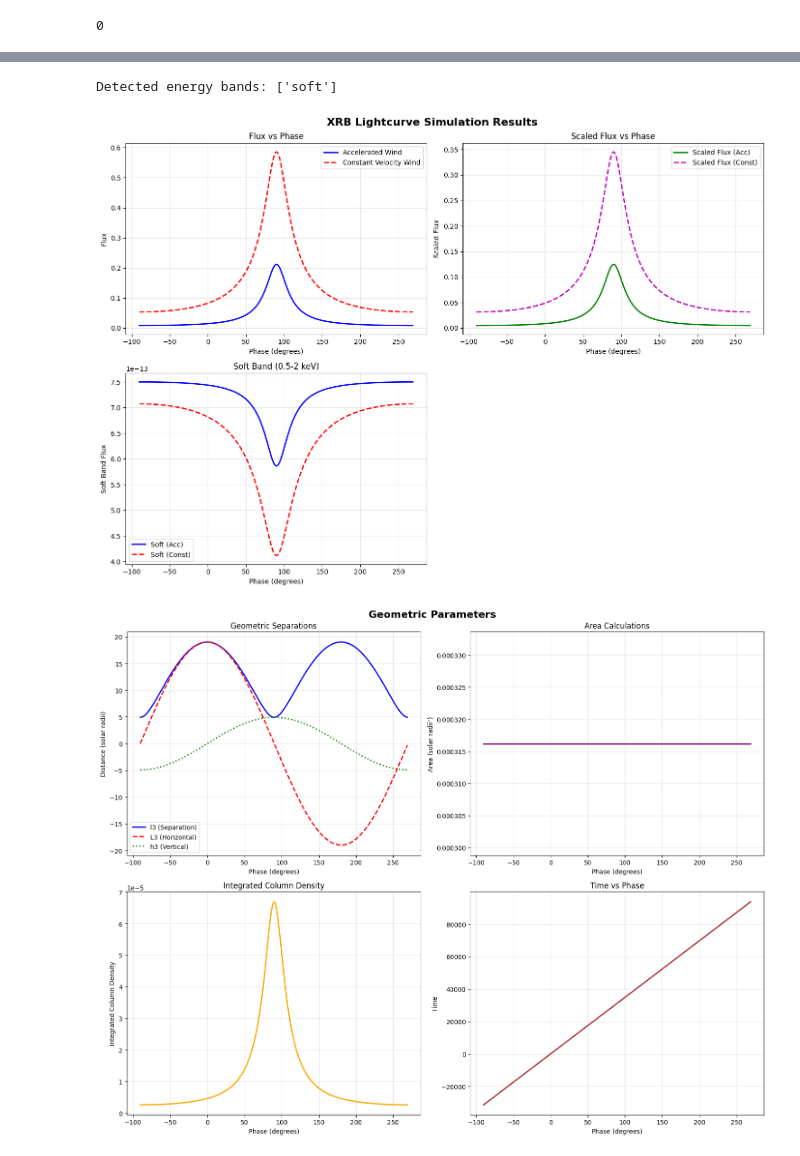
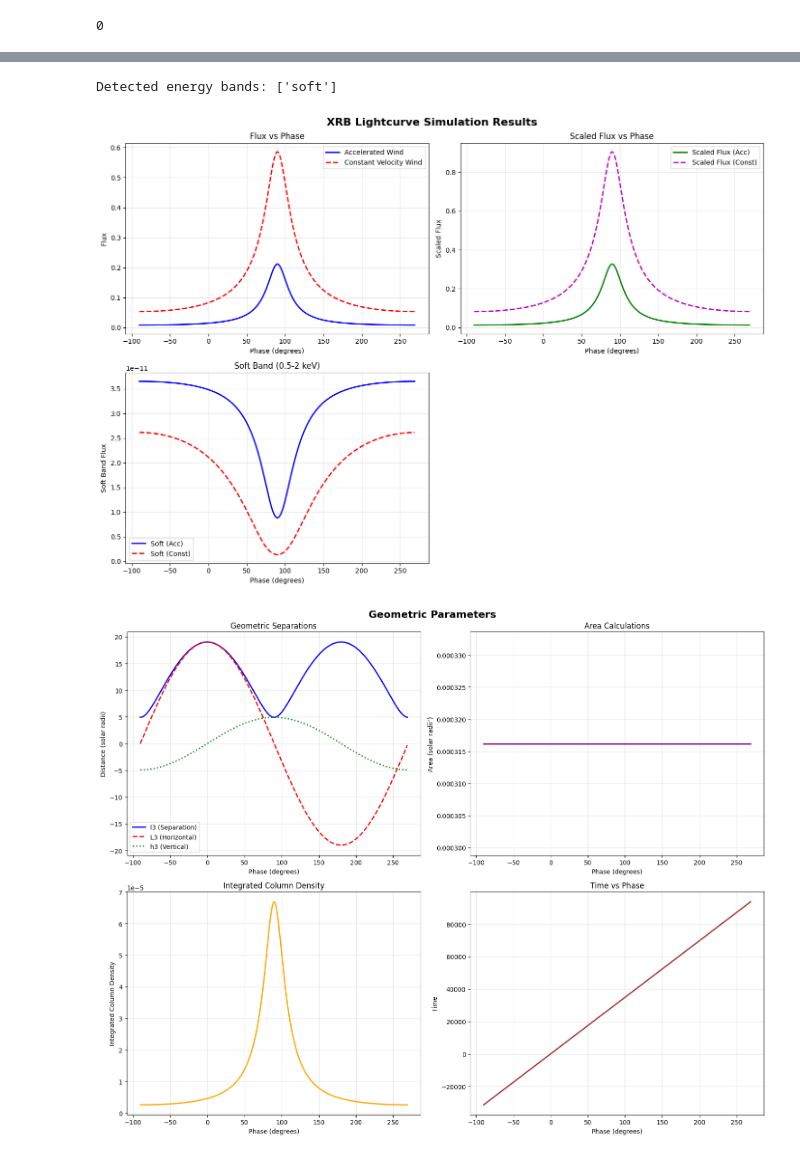
Before and after one commit to Ruchit10/XRB_LightCurve, a Jupyter notebook: xrb_model_analysis.ipynb, the cells around one changed output, grey strips where cells are left out. Cells and saved outputs as stored; diff of their text form; code cells hidden in the pictures.

```diff
--- a/xrb_model_analysis.ipynb
+++ b/xrb_model_analysis.ipynb
@@ -63,9 +89,9 @@ Phase range: -90.00 to 269.00 degrees
 # %%
 # Plot model Lightcurve
-plot_lightcurve("./analyses/sim_flux_interpolate_phabs_soft.csv")
+plot_lightcurve("./analyses/sim_flux_interpolate_tbfeo_soft.csv")
 # %% [output]
 Detected energy bands: ['soft']
-[figure, old version]
+[figure, new version]
 # %%
 plot_geometric_parameters("./analyses/sim_flux_interpolate_phabs_soft.csv")
 # %% [output]
```
Also changed, not shown: parts of 31 cells of this notebook, 4 other files.
